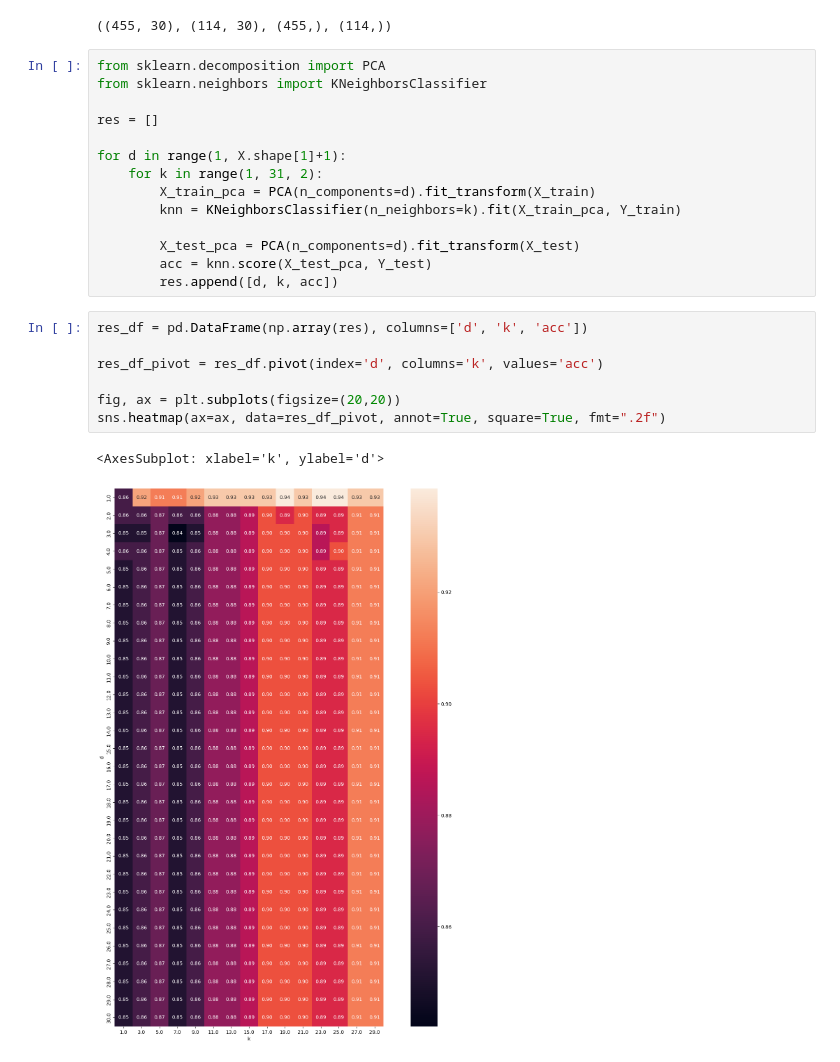
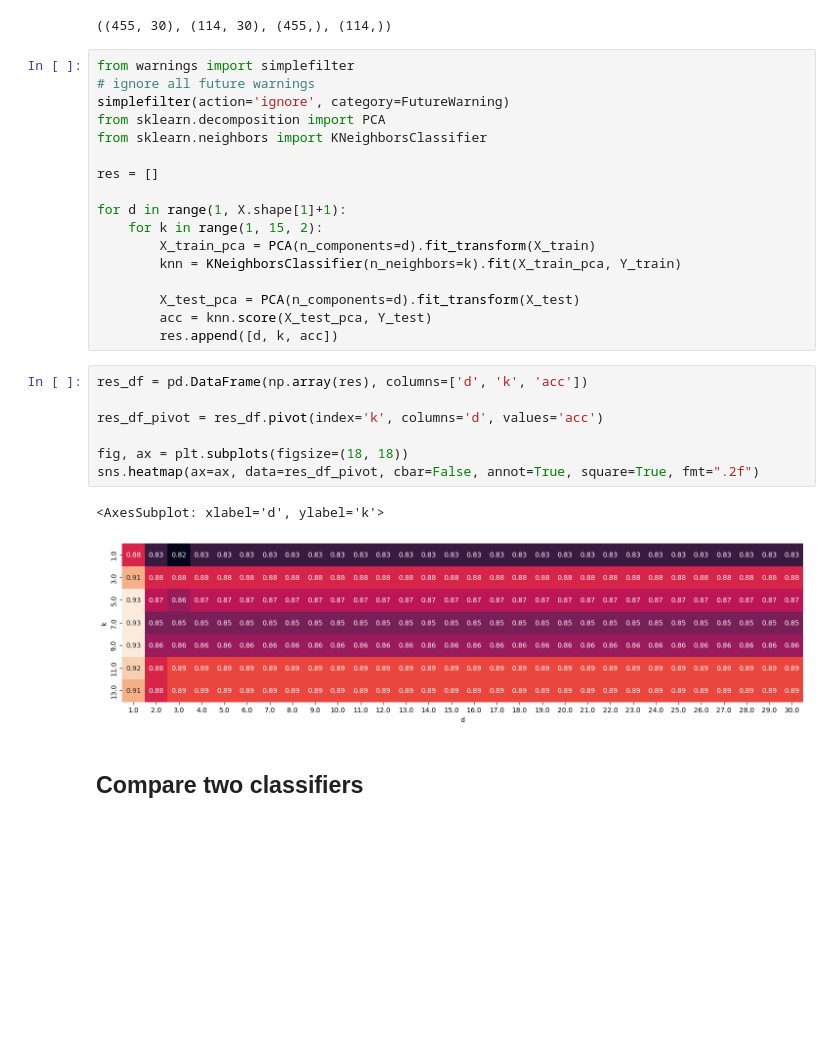
Before and after one commit to Janko-dev/ml_notebooks, a Jupyter notebook: notebooks/experiments.ipynb, the cells around one changed output. Cells and saved outputs as stored; diff of their text form; blank space fills up the shorter version.

```diff
--- a/notebooks/experiments.ipynb
+++ b/notebooks/experiments.ipynb
@@ -18,13 +22,16 @@ X_train.shape, X_test.shape, Y_train.shape, Y_test.shape
 # %% [output]
 ((455, 30), (114, 30), (455,), (114,))
 # %%
+from warnings import simplefilter
+# ignore all future warnings
+simplefilter(action='ignore', category=FutureWarning)
 from sklearn.decomposition import PCA
 from sklearn.neighbors import KNeighborsClassifier
 
 res = []
 
 for d in range(1, X.shape[1]+1):
-    for k in range(1, 31, 2):
+    for k in range(1, 15, 2):
         X_train_pca = PCA(n_components=d).fit_transform(X_train)
         knn = KNeighborsClassifier(n_neighbors=k).fit(X_train_pca, Y_train)
 
@@ -34,12 +41,14 @@ for d in range(1, X.shape[1]+1):
 # %%
 res_df = pd.DataFrame(np.array(res), columns=['d', 'k', 'acc'])
 
-res_df_pivot = res_df.pivot(index='d', columns='k', values='acc')
+res_df_pivot = res_df.pivot(index='k', columns='d', values='acc')
 
-fig, ax = plt.subplots(figsize=(20,20))
-sns.heatmap(ax=ax, data=res_df_pivot, annot=True, square=True, fmt=".2f")
+fig, ax = plt.subplots(figsize=(18, 18))
+sns.heatmap(ax=ax, data=res_df_pivot, cbar=False, annot=True, square=True, fmt=".2f")
 # %% [output]
-<AxesSubplot: xlabel='k', ylabel='d'>
+<AxesSubplot: xlabel='d', ylabel='k'>
-[figure, old version]
+[figure, new version]
+# %% [markdown]
+## Compare two classifiers
 # %%
 from sklearn.datasets import load_breast_cancer
```
Also changed, not shown: parts of 36 cells of this notebook.
